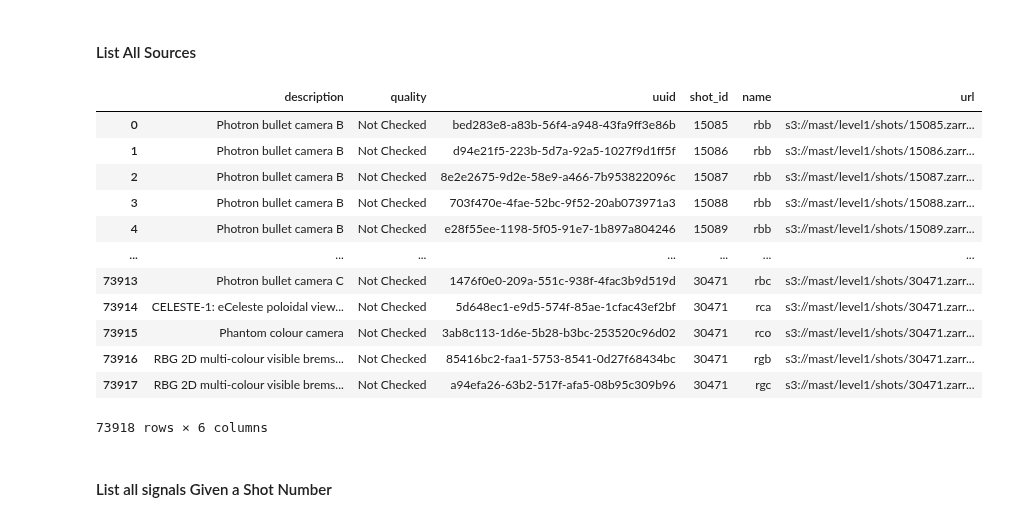
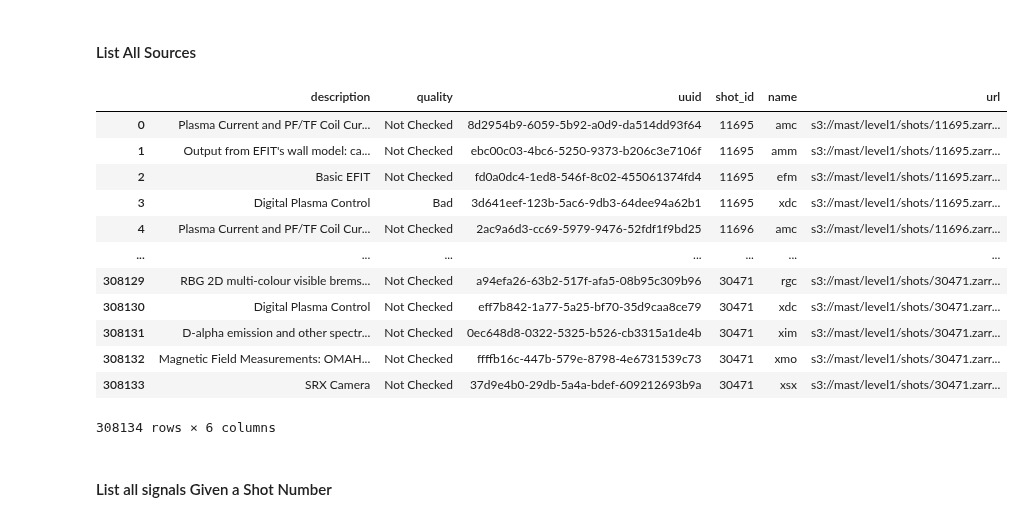
Before and after one commit to ukaea/fair-mast, a Jupyter notebook: docs/quickstart.ipynb, the cells around one changed output. Saved outputs shown, nothing was run; the diff lists cells and outputs as text; code cells hidden in the pictures.

```diff
--- a/docs/quickstart.ipynb
+++ b/docs/quickstart.ipynb
@@ -27,6 +27,6 @@ Requirement already satisfied: locket in /usr/local/lib/python3.10/dist-packages
 #### Open the intake Catalog
 # %%
 import intake
-catalog  = intake.open_catalog('https://mastapp.site/intake/catalog.yml')
+catalog  = intake.from_yaml_file('/Users/ds2718/ukaea/fair-mast/src/api/static/intake/catalog.yml')
 catalog
 # %% [output]
@@ -59,22 +55,22 @@ shots_df
 # %% [markdown]
 #### List All Sources
 # %%
-sources_df = catalog.index.level1.sources().read()
+sources_df = catalog.parquet_sources.read()
 sources_df
 # %% [output]
 |  | description | quality | uuid | shot_id | name | url |
-| 0 | Photron bullet camera B | Not Checked | bed283e8-a83b-56f4-a948-43fa9ff3e86b | 15085 | rbb | s3://mast/level1/shots/15085.zarr... |
-| 1 | Photron bullet camera B | Not Checked | d94e21f5-223b-5d7a-92a5-1027f9d1ff5f | 15086 | rbb | s3://mast/level1/shots/15086.zarr... |
-| 2 | Photron bullet camera B | Not Checked | 8e2e2675-9d2e-58e9-a466-7b953822096c | 15087 | rbb | s3://mast/level1/shots/15087.zarr... |
-| 3 | Photron bullet camera B | Not Checked | 703f470e-4fae-52bc-9f52-20ab073971a3 | 15088 | rbb | s3://mast/level1/shots/15088.zarr... |
-| 4 | Photron bullet camera B | Not Checked | e28f55ee-1198-5f05-91e7-1b897a804246 | 15089 | rbb | s3://mast/level1/shots/15089.zarr... |
+| 0 | Plasma Current and PF/TF Coil Cur... | Not Checked | 8d2954b9-6059-5b92-a0d9-da514dd93f64 | 11695 | amc | s3://mast/level1/shots/11695.zarr... |
+| 1 | Output from EFIT's wall model: ca... | Not Checked | ebc00c03-4bc6-5250-9373-b206c3e7106f | 11695 | amm | s3://mast/level1/shots/11695.zarr... |
+| 2 | Basic EFIT | Not Checked | fd0a0dc4-1ed8-546f-8c02-455061374fd4 | 11695 | efm | s3://mast/level1/shots/11695.zarr... |
+| 3 | Digital Plasma Control | Bad | 3d641eef-123b-5ac6-9db3-64dee94a62b1 | 11695 | xdc | s3://mast/level1/shots/11695.zarr... |
+| 4 | Plasma Current and PF/TF Coil Cur... | Not Checked | 2ac9a6d3-cc69-5979-9476-52fdf1f9bd25 | 11696 | amc | s3://mast/level1/shots/11696.zarr... |
 | ... | ... | ... | ... | ... | ... | ... |
-| 73913 | Photron bullet camera C | Not Checked | 1476f0e0-209a-551c-938f-4fac3b9d519d | 30471 | rbc | s3://mast/level1/shots/30471.zarr... |
-| 73914 | CELESTE-1: eCeleste poloidal view... | Not Checked | 5d648ec1-e9d5-574f-85ae-1cfac43ef2bf | 30471 | rca | s3://mast/level1/shots/30471.zarr... |
-| 73915 | Phantom colour camera | Not Checked | 3ab8c113-1d6e-5b28-b3bc-253520c96d02 | 30471 | rco | s3://mast/level1/shots/30471.zarr... |
-| 73916 | RBG 2D multi-colour visible brems... | Not Checked | 85416bc2-faa1-5753-8541-0d27f68434bc | 30471 | rgb | s3://mast/level1/shots/30471.zarr... |
-| 73917 | RBG 2D multi-colour visible brems... | Not Checked | a94efa26-63b2-517f-afa5-08b95c309b96 | 30471 | rgc | s3://mast/level1/shots/30471.zarr... |
+| 308129 | RBG 2D multi-colour visible brems... | Not Checked | a94efa26-63b2-517f-afa5-08b95c309b96 | 30471 | rgc | s3://mast/level1/shots/30471.zarr... |
+| 308130 | Digital Plasma Control | Not Checked | eff7b842-1a77-5a25-bf70-35d9caa8ce79 | 30471 | xdc | s3://mast/level1/shots/30471.zarr... |
+| 308131 | D-alpha emission and other spectr... | Not Checked | 0ec648d8-0322-5325-b526-cb3315a1de4b | 30471 | xim | s3://mast/level1/shots/30471.zarr... |
+| 308132 | Magnetic Field Measurements: OMAH... | Not Checked | ffffb16c-447b-579e-8798-4e6731539c73 | 30471 | xmo | s3://mast/level1/shots/30471.zarr... |
+| 308133 | SRX Camera | Not Checked | 37d9e4b0-29db-5a4a-bdef-609212693b9a | 30471 | xsx | s3://mast/level1/shots/30471.zarr... |
-73918 rows × 6 columns
+308134 rows × 6 columns
 # %% [markdown]
 #### List all signals Given a Shot Number
 # %%
```
Also changed, not shown: parts of 4 cells of this notebook, 1 other file.
